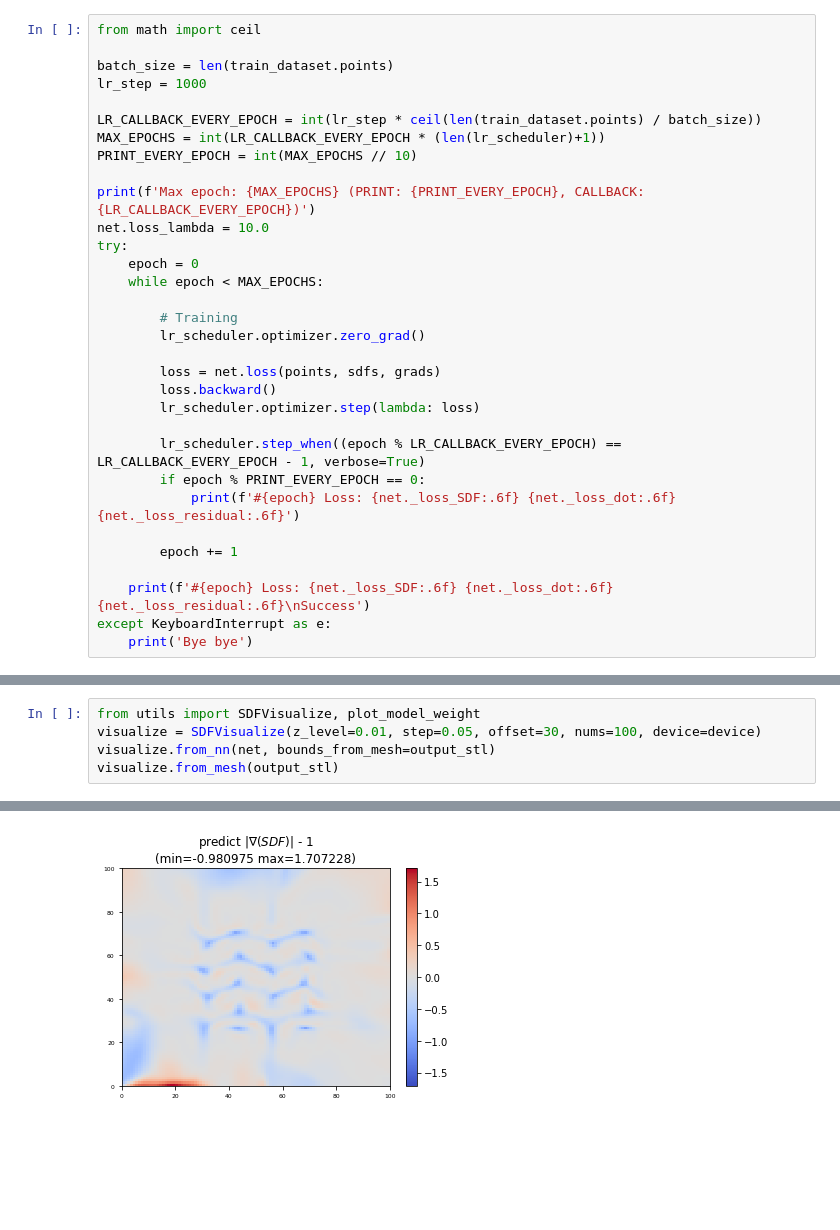
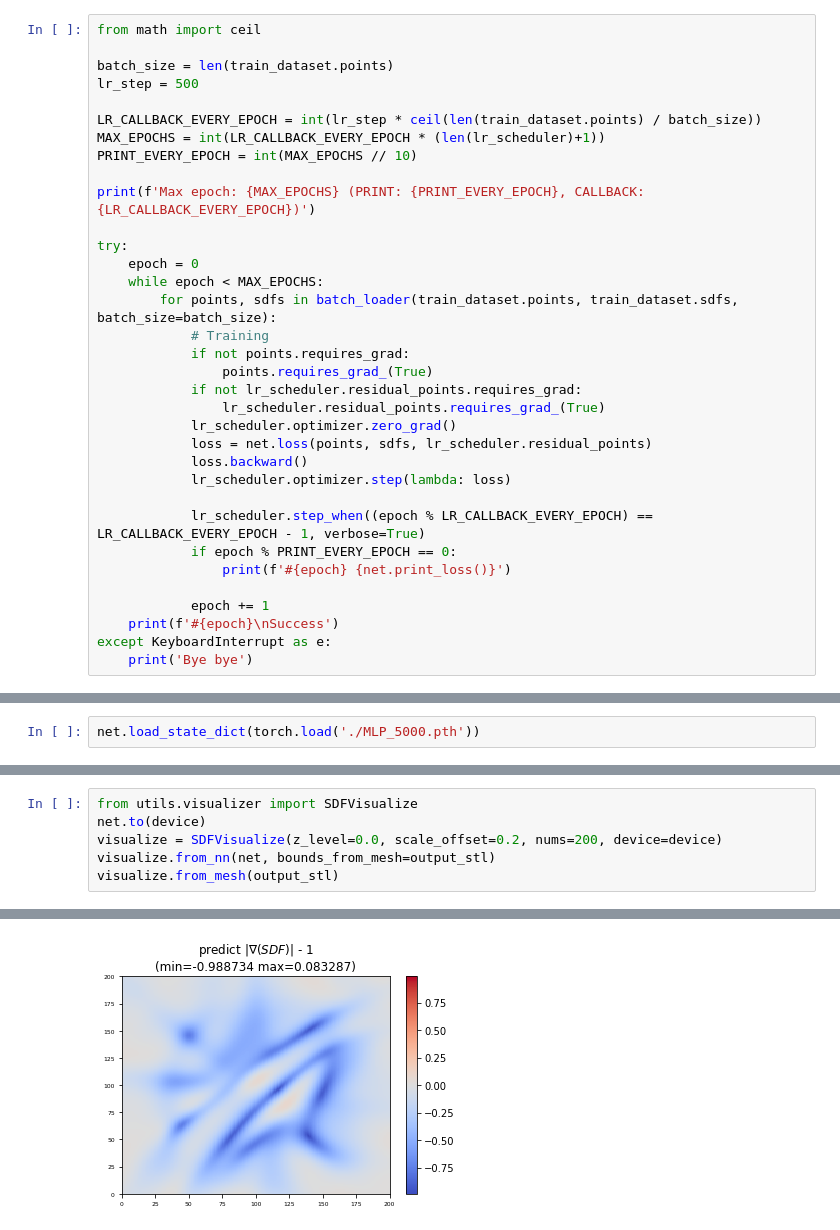
Before and after one commit to nodtem66/PINN_Implicit_SDF, a Jupyter notebook: notebooks/2.2_train_PINN.ipynb, the cells around one changed output, grey strips where cells are left out. Cells and saved outputs as stored; diff of their text form; blank space fills up the shorter version.

```diff
--- a/notebooks/2.2_train_PINN.ipynb
+++ b/notebooks/2.2_train_PINN.ipynb
@@ -64,32 +69,34 @@ lr_scheduler = CallbackScheduler([
 from math import ceil
 
 batch_size = len(train_dataset.points)
-lr_step = 1000
+lr_step = 500
 
 LR_CALLBACK_EVERY_EPOCH = int(lr_step * ceil(len(train_dataset.points) / batch_size))
 MAX_EPOCHS = int(LR_CALLBACK_EVERY_EPOCH * (len(lr_scheduler)+1))
 PRINT_EVERY_EPOCH = int(MAX_EPOCHS // 10)
 
 print(f'Max epoch: {MAX_EPOCHS} (PRINT: {PRINT_EVERY_EPOCH}, CALLBACK: {LR_CALLBACK_EVERY_EPOCH})')
-net.loss_lambda = 10.0
+
 try:
     epoch = 0
     while epoch < MAX_EPOCHS:
+        for points, sdfs in batch_loader(train_dataset.points, train_dataset.sdfs, batch_size=batch_size):
+            # Training
+            if not points.requires_grad:
+                points.requires_grad_(True)
+            if not lr_scheduler.residual_points.requires_grad:
+                lr_scheduler.residual_points.requires_grad_(True)
+            lr_scheduler.optimizer.zero_grad()
+            loss = net.loss(points, sdfs, lr_scheduler.residual_points)
+            loss.backward()
+            lr_scheduler.optimizer.step(lambda: loss)
 
-        # Training
-        lr_scheduler.optimizer.zero_grad()
+            lr_scheduler.step_when((epoch % LR_CALLBACK_EVERY_EPOCH) == LR_CALLBACK_EVERY_EPOCH - 1, verbose=True)
+            if epoch % PRINT_EVERY_EPOCH == 0:
+                print(f'#{epoch} {net.print_loss()}')
 
-        loss = net.loss(points, sdfs, grads)
-        loss.backward()
-        lr_scheduler.optimizer.step(lambda: loss)
-
-        lr_scheduler.step_when((epoch % LR_CALLBACK_EVERY_EPOCH) == LR_CALLBACK_EVERY_EPOCH - 1, verbose=True)
-        if epoch % PRINT_EVERY_EPOCH == 0:
-            print(f'#{epoch} Loss: {net._loss_SDF:.6f} {net._loss_dot:.6f} {net._loss_residual:.6f}')
-
-        epoch += 1
-
-    print(f'#{epoch} Loss: {net._loss_SDF:.6f} {net._loss_dot:.6f} {net._loss_residual:.6f}\nSuccess')
+            epoch += 1
+    print(f'#{epoch}\nSuccess')
 except KeyboardInterrupt as e:
     print('Bye bye')
 # %% [output]
@@ -111,0 +122,2 @@ Success
+# %%
+net.load_state_dict(torch.load('./MLP_5000.pth'))
@@ -112,6 +129,7 @@ Success
 # %%
-from utils import SDFVisualize, plot_model_weight
-visualize = SDFVisualize(z_level=0.01, step=0.05, offset=30, nums=100, device=device)
+from utils.visualizer import SDFVisualize
+net.to(device)
+visualize = SDFVisualize(z_level=0.0, scale_offset=0.2, nums=200, device=device)
 visualize.from_nn(net, bounds_from_mesh=output_stl)
 visualize.from_mesh(output_stl)
 # %% [output]
@@ -119 +137 @@ visualize.from_mesh(output_stl)
-[figure, old version]
+[figure, new version]
```
Also changed, not shown: parts of 10 cells of this notebook, 6 other files.
